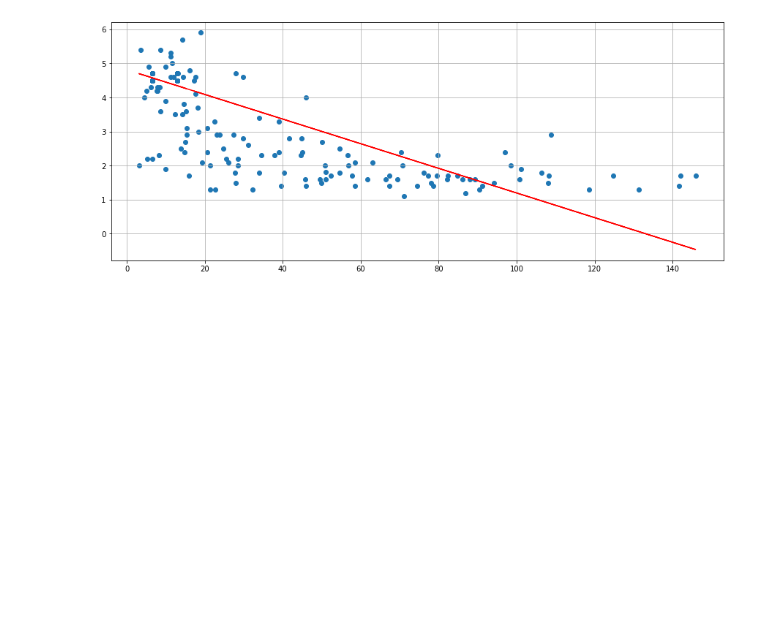
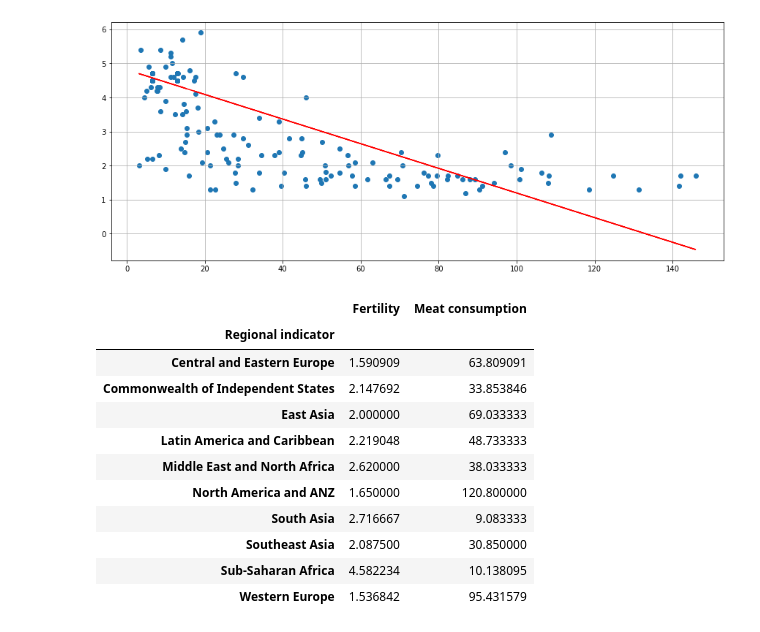
Before and after one commit to ermcgrew/bootcamp_project_one, a Jupyter notebook: ElenaETL.ipynb, the cells around one changed output. Drawn from its saved outputs; the diff is of its cells as text; code cells hidden in the pictures; blank space fills up the shorter version.

```diff
--- a/ElenaETL.ipynb
+++ b/ElenaETL.ipynb
@@ -28,3 +28,19 @@ plt.savefig('Meat_Fertility.png')
 plt.show()
 # %% [output]
 [figure]
+# %%
+grpbyreg=df.groupby("Regional indicator").mean()
+grpbyreg
+# %% [output]
+|  | Fertility | Meat consumption |
+| Regional indicator |  |  |
+| Central and Eastern Europe | 1.590909 | 63.809091 |
+| Commonwealth of Independent States | 2.147692 | 33.853846 |
+| East Asia | 2.000000 | 69.033333 |
+| Latin America and Caribbean | 2.219048 | 48.733333 |
+| Middle East and North Africa | 2.620000 | 38.033333 |
+| North America and ANZ | 1.650000 | 120.800000 |
+| South Asia | 2.716667 | 9.083333 |
+| Southeast Asia | 2.087500 | 30.850000 |
+| Sub-Saharan Africa | 4.582234 | 10.138095 |
+| Western Europe | 1.536842 | 95.431579 |
```
Also changed, not shown: parts of 6 cells of this notebook.
